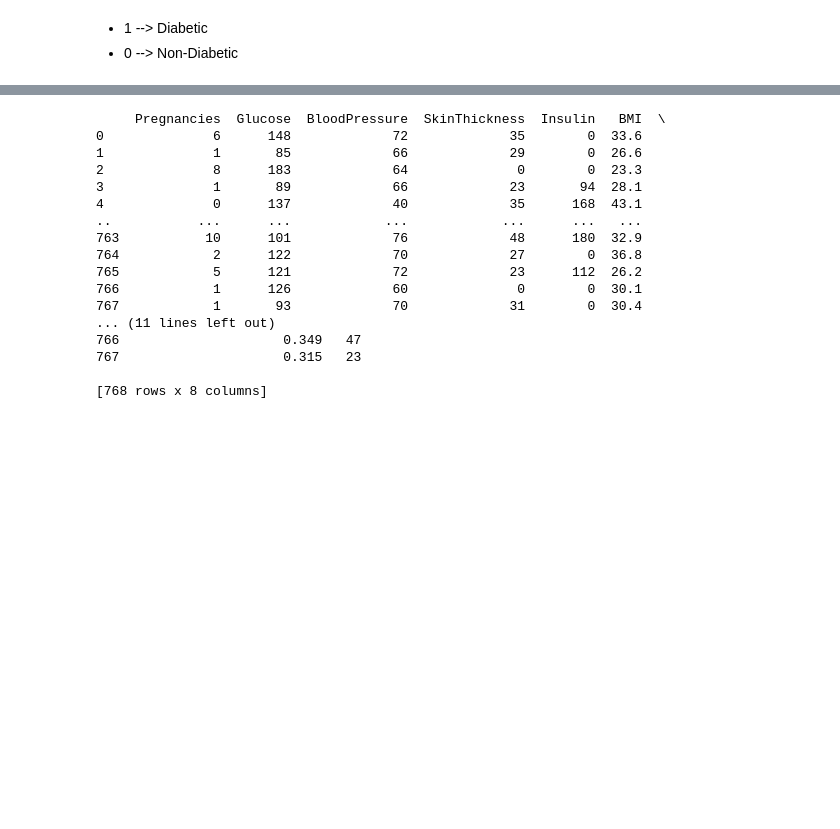
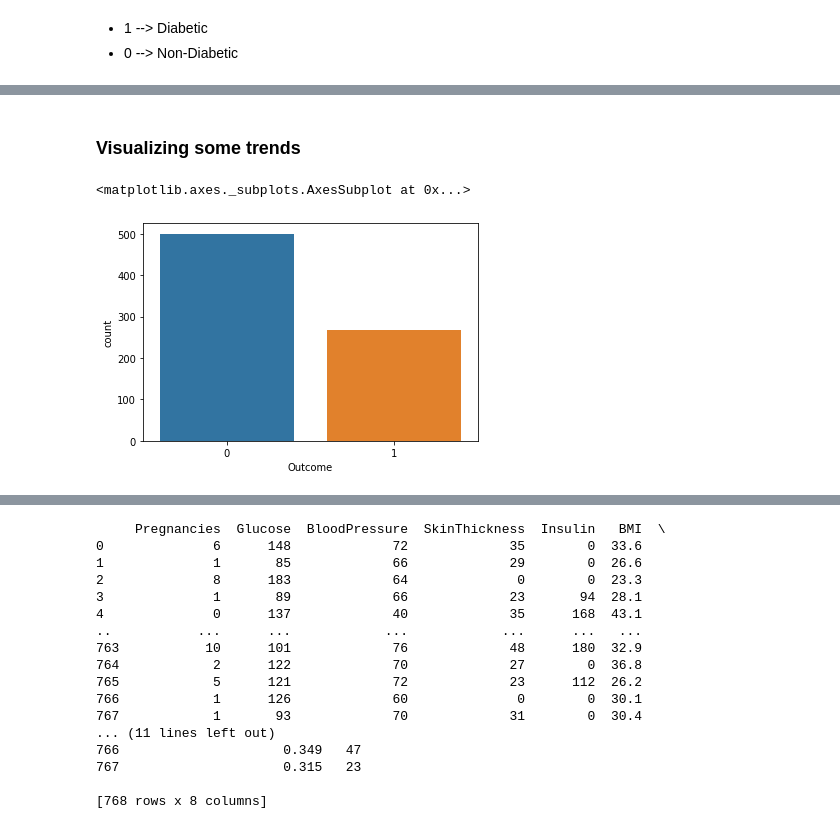
Before and after one commit to mdarshad1000/Disease-Prediction-Centre, a Jupyter notebook: Diabetes_Prediction.ipynb, the cells around one changed output, grey strips where cells are left out. Saved outputs shown, nothing was run; the diff lists cells and outputs as text; code cells hidden in the pictures; blank space fills up the shorter version.

```diff
--- a/Diabetes_Prediction.ipynb
+++ b/Diabetes_Prediction.ipynb
@@ -84,3 +84,10 @@ diabetes.groupby('Outcome').mean()
 | Outcome |  |  |  |  |  |  |  |  |
 | 0 | 3.298000 | 109.980000 | 68.184000 | 19.664000 | 68.792000 | 30.304200 | 0.429734 | 31.190000 |
 | 1 | 4.865672 | 141.257463 | 70.824627 | 22.164179 | 100.335821 | 35.142537 | 0.550500 | 37.067164 |
+# %% [markdown]
+### Visualizing some trends
+# %%
+sns.countplot('Outcome', data=diabetes)
+# %% [output]
+<matplotlib.axes._subplots.AxesSubplot at 0x...>
+[figure, added]
```
Also changed, not shown: parts of 2 cells of this notebook.
